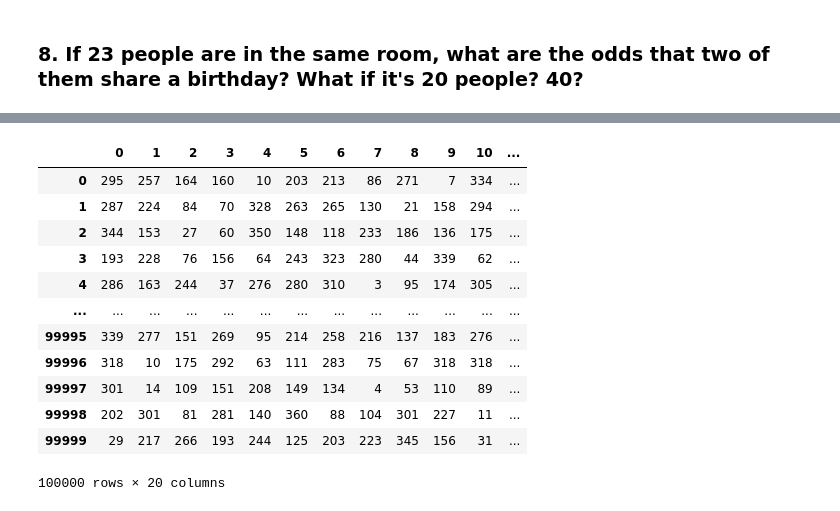
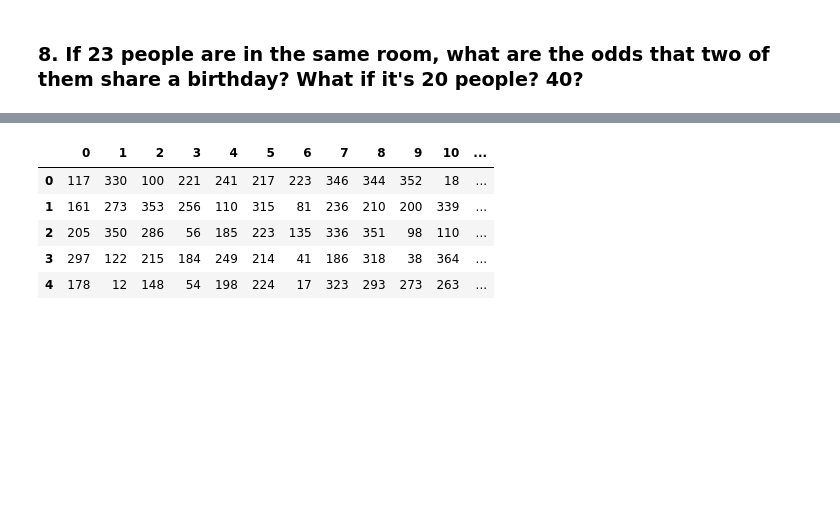
Before and after one commit to Luis-Martinez1/statistics-exercises, a Jupyter notebook: simulation.ipynb, the cells around one changed output, grey strips where cells are left out. Cells and saved outputs as stored; diff of their text form; code cells hidden in the pictures; blank space fills up the shorter version.

```diff
--- a/simulation.ipynb
+++ b/simulation.ipynb
@@ -319,18 +312,12 @@ array([[295, 257, 164, ...,  79, 222, 256],
 # %%
+# change to dataframe
 df2 = pd.DataFrame(bday_simulation_20)
-df2
+df2.head()
 # %% [output]
 |  | 0 | 1 | 2 | 3 | 4 | 5 | 6 | 7 | 8 | 9 | 10 | ... |
-| 0 | 295 | 257 | 164 | 160 | 10 | 203 | 213 | 86 | 271 | 7 | 334 | ... |
-| 1 | 287 | 224 | 84 | 70 | 328 | 263 | 265 | 130 | 21 | 158 | 294 | ... |
-| 2 | 344 | 153 | 27 | 60 | 350 | 148 | 118 | 233 | 186 | 136 | 175 | ... |
-| 3 | 193 | 228 | 76 | 156 | 64 | 243 | 323 | 280 | 44 | 339 | 62 | ... |
-| 4 | 286 | 163 | 244 | 37 | 276 | 280 | 310 | 3 | 95 | 174 | 305 | ... |
-| ... | ... | ... | ... | ... | ... | ... | ... | ... | ... | ... | ... | ... |
-| 99995 | 339 | 277 | 151 | 269 | 95 | 214 | 258 | 216 | 137 | 183 | 276 | ... |
-| 99996 | 318 | 10 | 175 | 292 | 63 | 111 | 283 | 75 | 67 | 318 | 318 | ... |
-| 99997 | 301 | 14 | 109 | 151 | 208 | 149 | 134 | 4 | 53 | 110 | 89 | ... |
-| 99998 | 202 | 301 | 81 | 281 | 140 | 360 | 88 | 104 | 301 | 227 | 11 | ... |
-| 99999 | 29 | 217 | 266 | 193 | 244 | 125 | 203 | 223 | 345 | 156 | 31 | ... |
+| 0 | 117 | 330 | 100 | 221 | 241 | 217 | 223 | 346 | 344 | 352 | 18 | ... |
+| 1 | 161 | 273 | 353 | 256 | 110 | 315 | 81 | 236 | 210 | 200 | 339 | ... |
+| 2 | 205 | 350 | 286 | 56 | 185 | 223 | 135 | 336 | 351 | 98 | 110 | ... |
+| 3 | 297 | 122 | 215 | 184 | 249 | 214 | 41 | 186 | 318 | 38 | 364 | ... |
+| 4 | 178 | 12 | 148 | 54 | 198 | 224 | 17 | 323 | 293 | 273 | 263 | ... |
-100000 rows × 20 columns
 # %%
```
Also changed, not shown: parts of 29 cells of this notebook.
